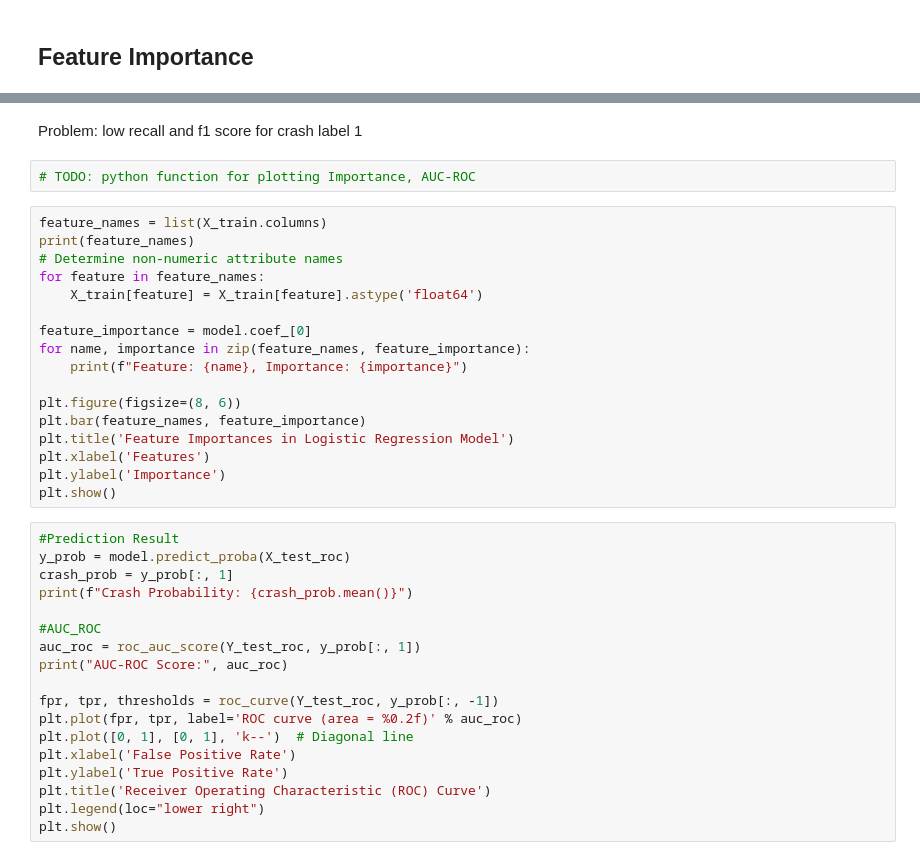
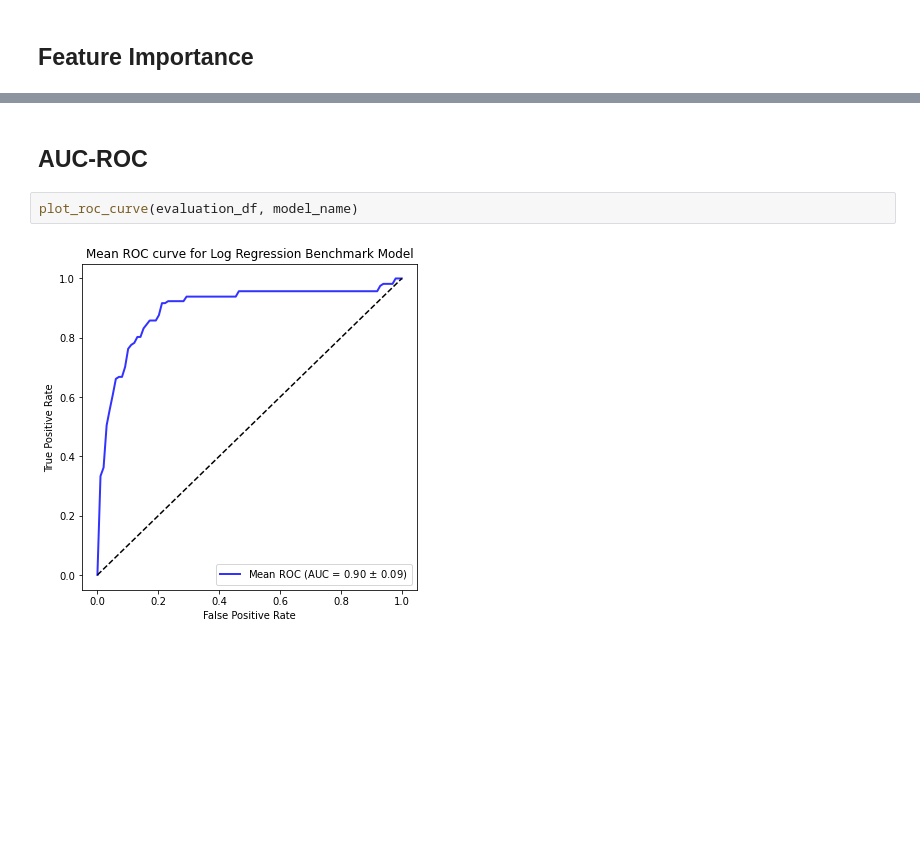
Before and after one commit to nicockt/fyp-2024, a Jupyter notebook: models/Log Regression_benchmark.ipynb, the cells around one changed output, grey strips where cells are left out. Drawn from its saved outputs; the diff is of its cells as text; blank space fills up the shorter version.

Commit message:
Plot ROC curve function

```diff
--- a/models/Log Regression_benchmark.ipynb
+++ b/models/Log Regression_benchmark.ipynb
@@ -187,39 +182,6 @@ plot_feature_importances(evaluation_df, model_name)
-# %% [markdown]
-Problem: low recall and f1 score for crash label 1
-# %%
-# TODO: python function for plotting Importance, AUC-ROC
-# %%
-feature_names = list(X_train.columns)
-print(feature_names)
-# Determine non-numeric attribute names
-for feature in feature_names:
-    X_train[feature] = X_train[feature].astype('float64')
-
-feature_importance = model.coef_[0]
-for name, importance in zip(feature_names, feature_importance):
-    print(f"Feature: {name}, Importance: {importance}")
-
-plt.figure(figsize=(8, 6))
-plt.bar(feature_names, feature_importance)
-plt.title('Feature Importances in Logistic Regression Model')
-plt.xlabel('Features')
-plt.ylabel('Importance')
-plt.show()
-# %%
-#Prediction Result
-y_prob = model.predict_proba(X_test_roc)
-crash_prob = y_prob[:, 1]
-print(f"Crash Probability: {crash_prob.mean()}")
-
-#AUC_ROC
-auc_roc = roc_auc_score(Y_test_roc, y_prob[:, 1])
-print("AUC-ROC Score:", auc_roc)
-
-fpr, tpr, thresholds = roc_curve(Y_test_roc, y_prob[:, -1])
-plt.plot(fpr, tpr, label='ROC curve (area = %0.2f)' % auc_roc)
-plt.plot([0, 1], [0, 1], 'k--')  # Diagonal line
-plt.xlabel('False Positive Rate')
-plt.ylabel('True Positive Rate')
-plt.title('Receiver Operating Characteristic (ROC) Curve')
-plt.legend(loc="lower right")
-plt.show()
+# %% [markdown]
+## AUC-ROC
+# %%
+plot_roc_curve(evaluation_df, model_name)
+# %% [output]
+[figure, added]
```
Also changed, not shown: parts of 4 cells of this notebook, 3 other files.
